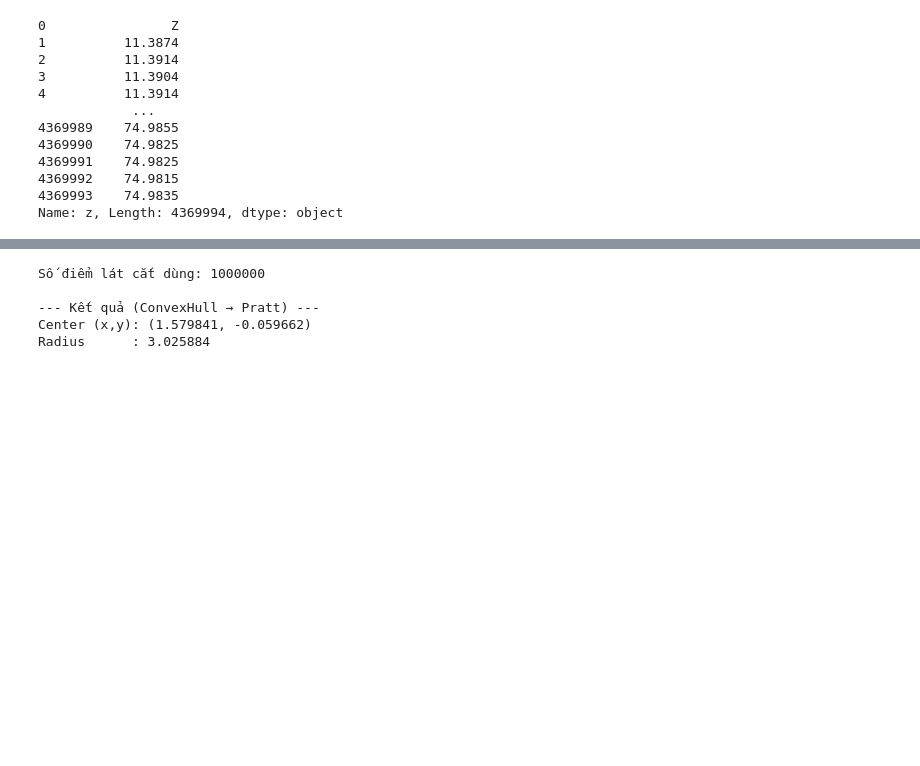
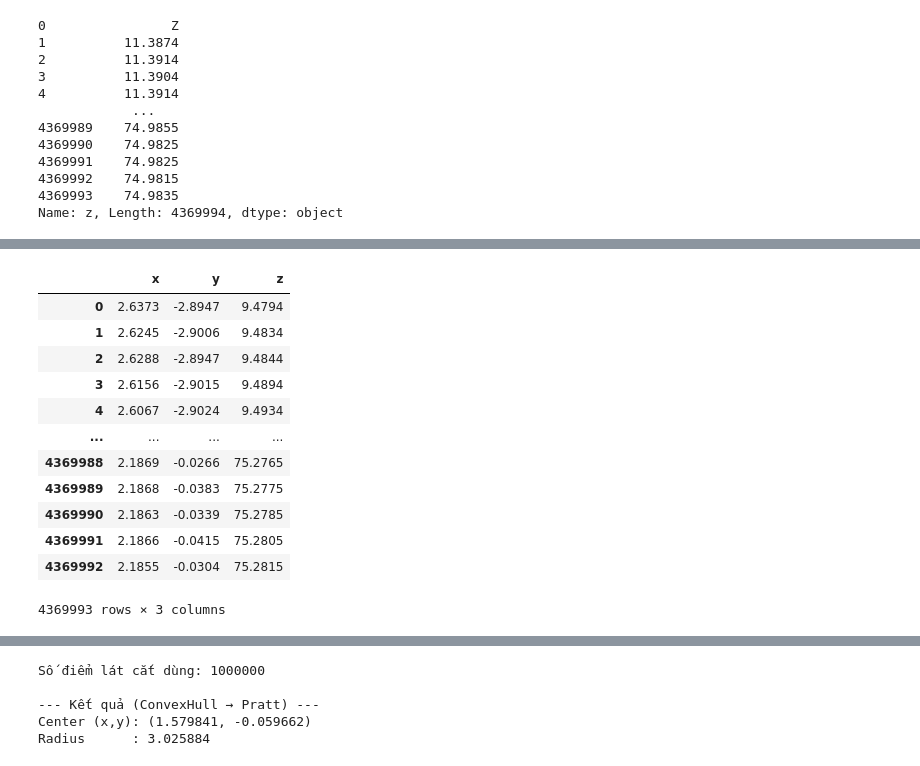
Before and after one commit to NgHdc/PointCloudCircleFitting, a Jupyter notebook: Final.ipynb, the cells around one changed output, grey strips where cells are left out. Cells and saved outputs as stored; diff of their text form; code cells hidden in the pictures; blank space fills up the shorter version.

```diff
--- a/Final.ipynb
+++ b/Final.ipynb
@@ -60,0 +133,16 @@ Name: z, Length: 4369994, dtype: object
+# %%
+df_sorted
+# %% [output]
+|  | x | y | z |
+| 0 | 2.6373 | -2.8947 | 9.4794 |
+| 1 | 2.6245 | -2.9006 | 9.4834 |
+| 2 | 2.6288 | -2.8947 | 9.4844 |
+| 3 | 2.6156 | -2.9015 | 9.4894 |
+| 4 | 2.6067 | -2.9024 | 9.4934 |
+| ... | ... | ... | ... |
+| 4369988 | 2.1869 | -0.0266 | 75.2765 |
+| 4369989 | 2.1868 | -0.0383 | 75.2775 |
+| 4369990 | 2.1863 | -0.0339 | 75.2785 |
+| 4369991 | 2.1866 | -0.0415 | 75.2805 |
+| 4369992 | 2.1855 | -0.0304 | 75.2815 |
+4369993 rows × 3 columns
```
Also changed, not shown: parts of 4 cells of this notebook.
